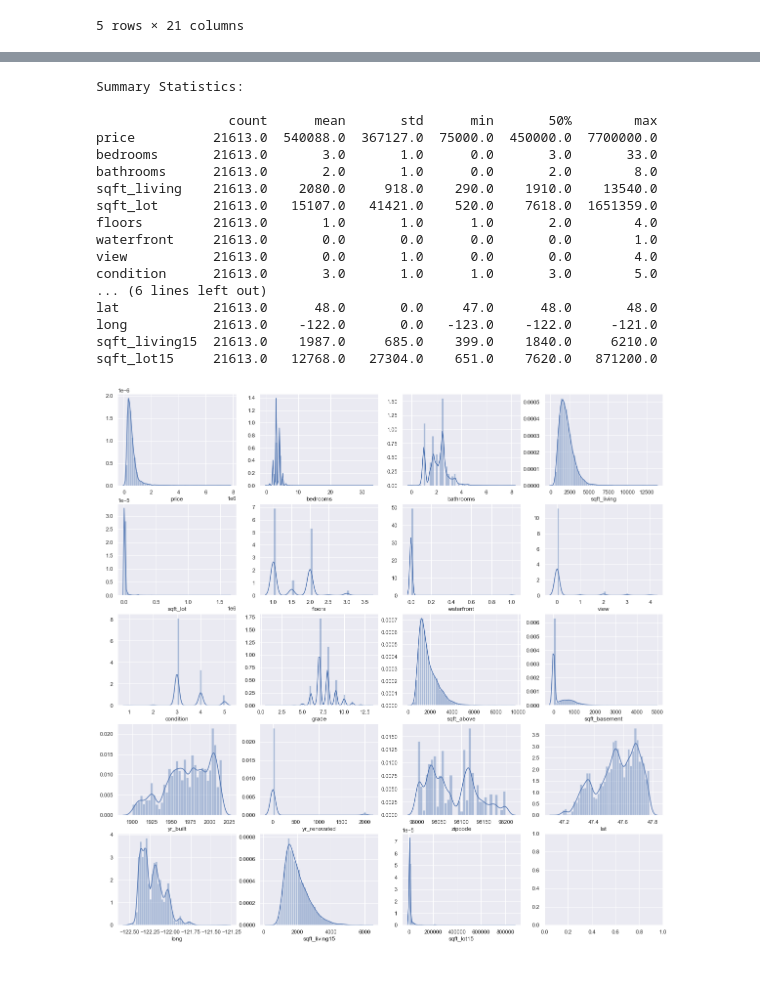
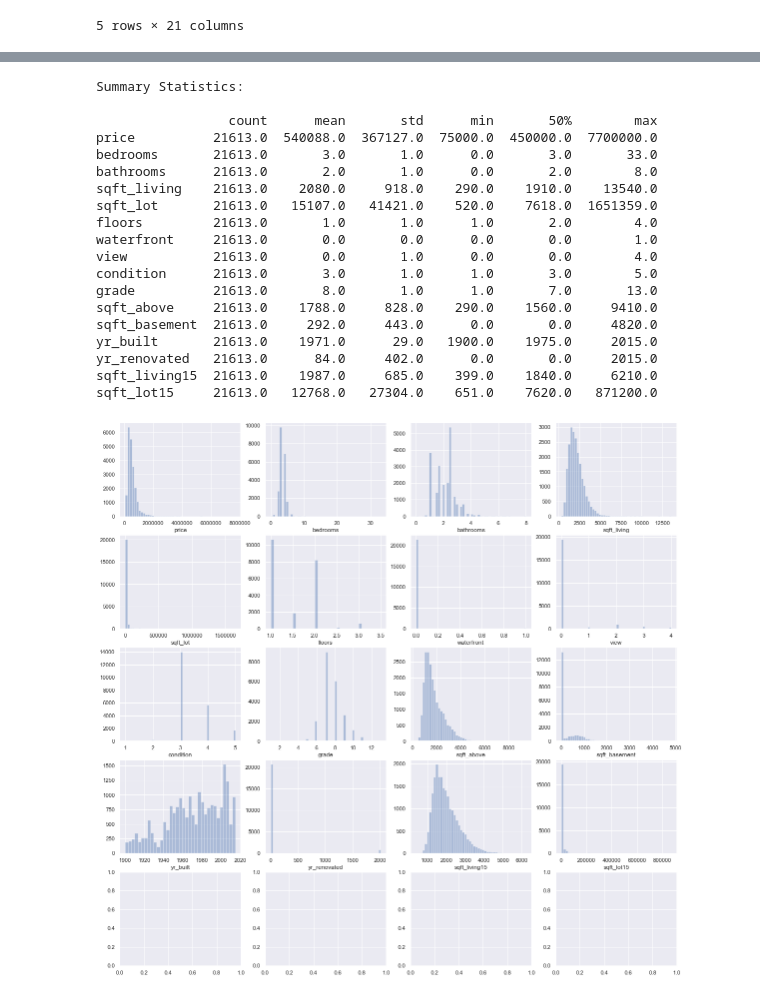
Before and after one commit to AaronKHK/NUS_PR, a Jupyter notebook: KMean Clustering/Cluster_housing_data.ipynb, the cells around one changed output, grey strips where cells are left out. Saved outputs shown, nothing was run; the diff lists cells and outputs as text; code cells hidden in the pictures.

```diff
--- a/KMean Clustering/Cluster_housing_data.ipynb
+++ b/KMean Clustering/Cluster_housing_data.ipynb
@@ -20,7 +20,7 @@ df.head()
 | 4 | 1954400510 | 20150218T000000 | 510000.0 | 3 | 2.00 | 1680 | 8080 | 1.0 | 0 | 0 | ... |
 5 rows × 21 columns
 # %%
-data = df.drop(["id","date"],axis=1)
+data = df.drop(["id","date", "lat","long","zipcode"],axis=1)
 data.describe()
 # %% [output]
 |  | price | bedrooms | bathrooms | sqft_living | sqft_lot | floors | waterfront | view | condition | grade | ... |
@@ -49,17 +49,19 @@ floors         21613.0       1.0       1.0      1.0       2.0        4.0
 waterfront     21613.0       0.0       0.0      0.0       0.0        1.0
 view           21613.0       0.0       1.0      0.0       0.0        4.0
 condition      21613.0       3.0       1.0      1.0       3.0        5.0
-... (6 lines left out)
-lat            21613.0      48.0       0.0     47.0      48.0       48.0
-long           21613.0    -122.0       0.0   -123.0    -122.0     -121.0
+grade          21613.0       8.0       1.0      1.0       7.0       13.0
+sqft_above     21613.0    1788.0     828.0    290.0    1560.0     9410.0
+sqft_basement  21613.0     292.0     443.0      0.0       0.0     4820.0
+yr_built       21613.0    1971.0      29.0   1900.0    1975.0     2015.0
+yr_renovated   21613.0      84.0     402.0      0.0       0.0     2015.0
 sqft_living15  21613.0    1987.0     685.0    399.0    1840.0     6210.0
 sqft_lot15     21613.0   12768.0   27304.0    651.0    7620.0   871200.0
 # %%
 fig, axes = plt.subplots(5, 4, figsize=(20, 20))
 for ax, feature in zip(axes.flat, data.columns):
-    sns.distplot(data[feature], ax=ax)
+    sns.distplot(data[feature], ax=ax, kde=False)
 # %% [output]
-[figure, old version]
+[figure, new version]
 # %%
 #Heatmap plot for correlation
 plt.figure(figsize=(16,10))
```
Also changed, not shown: parts of 10 cells of this notebook.
